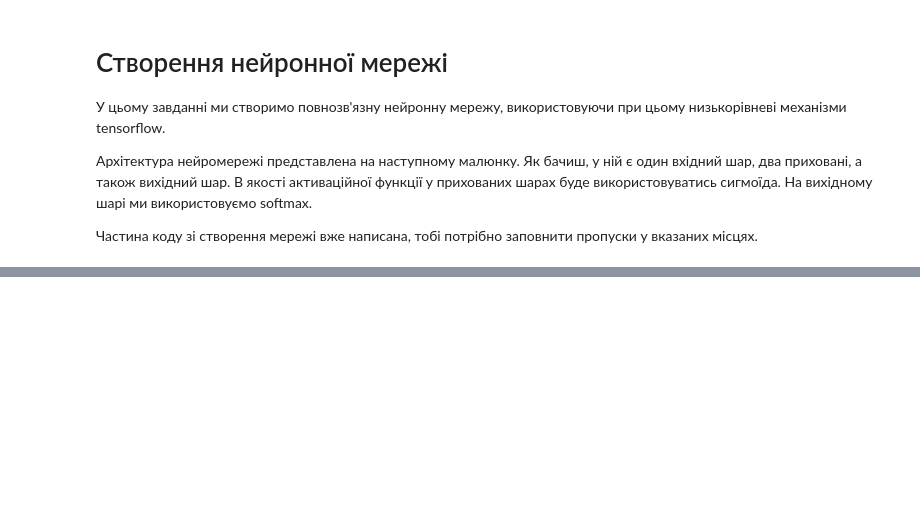
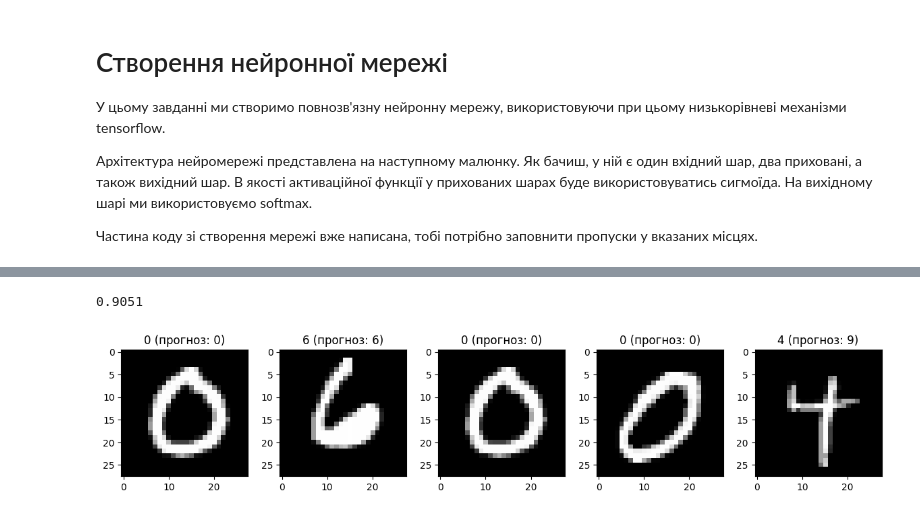
Before and after one commit to NikYurchik/Tutorial, a Jupyter notebook: DZ3-8/HW_8_new (1).ipynb, the cells around one changed output, grey strips where cells are left out. Drawn from its saved outputs; the diff is of its cells as text; code cells hidden in the pictures; blank space fills up the shorter version.

```diff
--- a/DZ3-8/HW_8_new (1).ipynb
+++ b/DZ3-8/HW_8_new (1).ipynb
@@ -197,7 +220,48 @@ import matplotlib.pyplot as plt
+# %%
+# Обчисліть точність навченої нейромережі
+predictions = neural_net(x_test)  # отримання прогнозів на тестовій вибірці
+accuracy_total = accuracy(predictions, y_test)  # розрахунок точності
+print(accuracy_total.numpy())  # вивід значення точності з отриманого тензора
+# %% [output]
+0.9051
+# %%
+def display_some_examples(examples, labels, predicts=None):
+
+    plt.figure(figsize=(12,12))
+
+    for i in range(5):
+
+        idx = np.random.randint(0, examples.shape[0]-1)
+        img = examples[idx].reshape(28, 28)
+
+        label = str(labels[idx])
+        if predicts is not None:
+          label = f'{label} (прогноз: {np.argmax(predicts[idx])})'
+
+        plt.subplot(5,5,i+1)
+        plt.title(label)
+        plt.tight_layout()
+        plt.imshow(img, cmap='gray')
+
+    plt.show()
 # %%
 # Протестуйте навчену нейромережу на 10 зображеннях. З тестової вибірки візьміть 5
 # випадкових зображень і передайте їх у нейронну мережу.
 # Виведіть зображення та випишіть  поруч відповідь нейромережі.
-# Зробіть висновок про те, чи помиляється твоя нейронна мережа, і якщо так, то як часто?
+# Зробіть висновок про те, чи помиляється ваша нейронна мережа, і якщо так, то як часто?
 
-# Місце для вашого коду
+from random import sample  # для випадкового вибору певної кількості елементів із заданого об'єкту
+
+# Виберемо з тестової вибірки 10 випадкових індексів зображень
+random_indices = sample(range(len(x_test)), 10)
+
+# Визначемо відповідні до обраних індексів зображення та мітки з тестового набору даних
+sample_images = x_test[random_indices]
+sample_labels = y_test[random_indices]
+
+# Зробимо прогноз для обраних випадкових зображень
+sample_predictions = neural_net(sample_images)
+
+display_some_examples(sample_images, sample_labels, sample_predictions)
+# %% [output]
+[figure, added]
```
Also changed, not shown: parts of 12 cells of this notebook.
